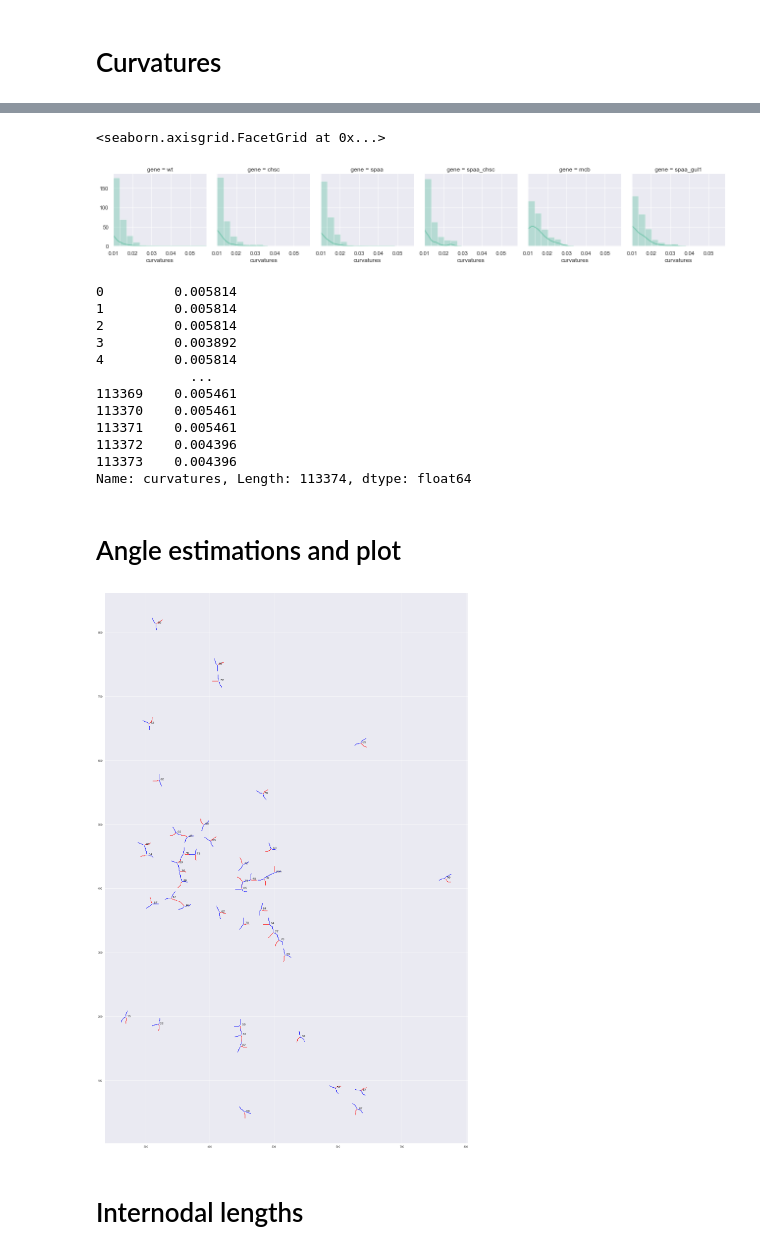
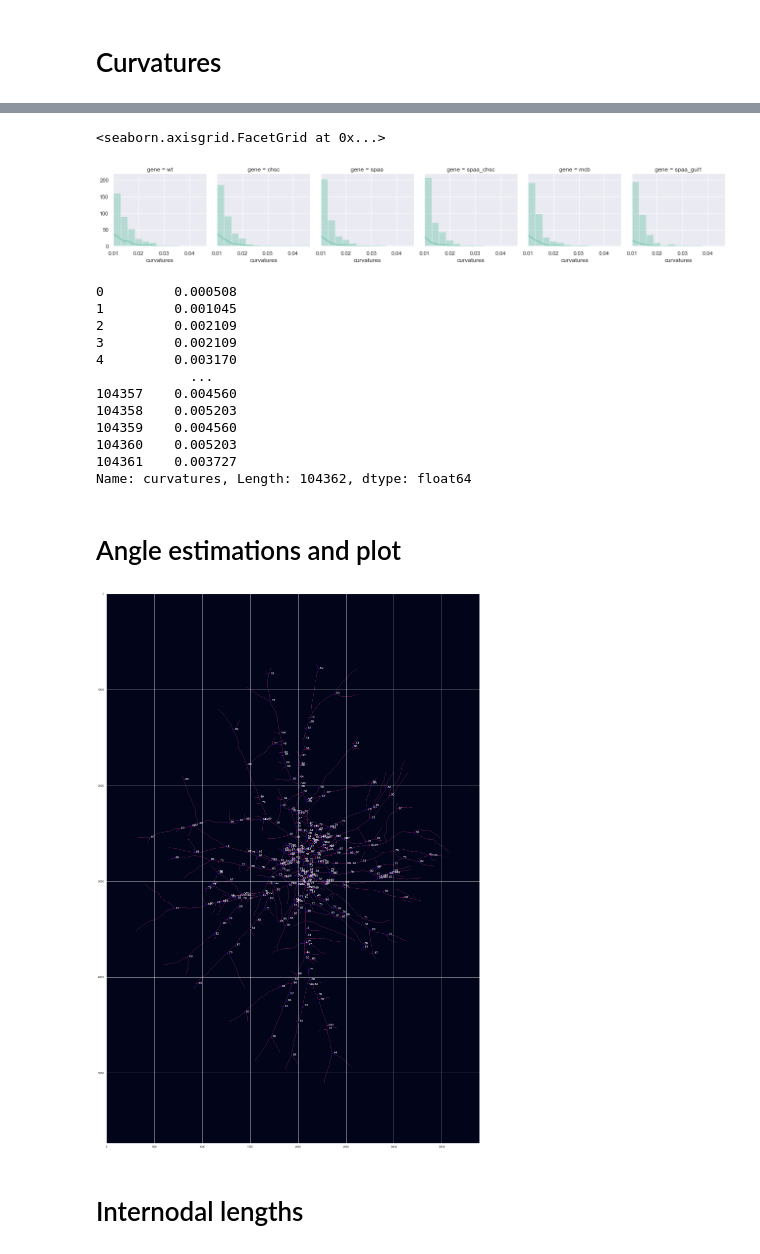
Before and after one commit to jcd12/imaging-biobuilders, a Jupyter notebook: playing around.ipynb, the cells around one changed output, grey strips where cells are left out. Drawn from its saved outputs; the diff is of its cells as text; code cells hidden in the pictures.

Commit message:
played around with curvature

```diff
--- a/playing around.ipynb
+++ b/playing around.ipynb
@@ -35,7 +35,7 @@ def calculate_radius(p1, p2, p3):
     radius = np.sqrt((cx - p1[0])**2 + (cy - p1[1])**2)
     return radius
 
-def calculate_curvatures(points, dist=30):
+def calculate_curvatures(points, dist=10):
 
     curvatures_all = list()
 
@@ -114,6 +114,8 @@ def calculate_angles(graph, n_points = 10, n_min = 10):
             angle = -angle
         if angle > 90:
             angle = 180 - angle
+        if np.isnan(angle):
+            angle = 90
 
         angles.append(angle)
 
@@ -187,7 +189,7 @@ pixels_per_hyphal_element = 50
 
 n_hours = 24
 
-for idx in range(len(img_overview)):
+for idx in range(len(img_overview):
 
     fl_fname = img_overview.at[idx, "target_img_fname"]
     fl_img  = io.imread(data + fl_fname)
@@ -374,22 +376,22 @@ g.map(sns.distplot, "curvatures",
       bins=np.arange(0.01, max(curv_df["curvatures"]), (max(curv_df["curvatures"])+0.01)/20))
 # %% [output]
 <seaborn.axisgrid.FacetGrid at 0x...>
-[figure, old version]
+[figure, new version]
 # %%
 curv_df["curvatures"].reset_index(drop=True)
 # %% [output]
-0         0.005814
-1         0.005814
-2         0.005814
-3         0.003892
-4         0.005814
+0         0.000508
+1         0.001045
+2         0.002109
+3         0.002109
+4         0.003170
             ...
-113369    0.005461
-113370    0.005461
-113371    0.005461
-113372    0.004396
-113373    0.004396
-Name: curvatures, Length: 113374, dtype: float64
+104357    0.004560
+104358    0.005203
+104359    0.004560
+104360    0.005203
+104361    0.003727
+Name: curvatures, Length: 104362, dtype: float64
 # %% [markdown]
 # Angle estimations and plot
 # %%
@@ -428,38 +430,39 @@ for i in nodes:
         temp_data = np.concatenate((p[a], p[b]), axis=0)
 
         _, _, r_value, _, _ = stats.linregress(temp_data)
         r_squared = r_value**2
 
         r_vals.append(r_squared)
 
     best_idx = sets[np.argmax(r_vals)]
     last_idx = list(set([0,1,2]).difference(set(best_idx)))[0]
 
     # create two lines, one through two best sets and one through last set.
     temp_data = np.concatenate((p[best_idx[0]], p[best_idx[1]]), axis=0)
     slope1, _, _, _, _ = stats.linregress(temp_data)
     slope2, _, _, _, _ = stats.linregress(p[last_idx][:,0], p[last_idx][:,1])
 
     alpha, beta = np.arctan(slope1)*180/3.14, np.arctan(slope2)*180/3.14
     angle = alpha - beta
     #angle = (m1 - m2)*180/3.14
     if angle < 0:
         angle = -angle
     if angle > 90:
         angle = 180 - angle
 
     angles.append(angle)
 
-    plt.plot(p[best_idx[0]][:, 0], p[best_idx[0]][:, 1], color="b")
-    plt.plot(p[best_idx[1]][:, 0], p[best_idx[1]][:, 1], color="b")
-    plt.plot(p[last_idx][:, 0], p[last_idx][:, 1], color="r")
-    plt.text(c[0], c[1], f"  {angle:.0f}", fontsize=12) #angle:.0f
+    plt.plot(p[best_idx[0]][:, 1], p[best_idx[0]][:, 0], color="b")
+    plt.plot(p[best_idx[1]][:, 1], p[best_idx[1]][:, 0], color="b")
+    plt.plot(p[last_idx][:, 1], p[last_idx][:, 0], color="r")
+    plt.text(c[1], c[0], f"  {angle:.0f}", fontsize=12, color="w") #angle:.0f
 
 
 ax.set_aspect('equal')
+ax.imshow(ske_img)
 plt.show()
 # %% [output]
-[figure, old version]
+[figure, new version]
 # %% [markdown]
 # Internodal lengths
 # %%
```
Also changed, not shown: parts of 21 cells of this notebook, 1 other file.
